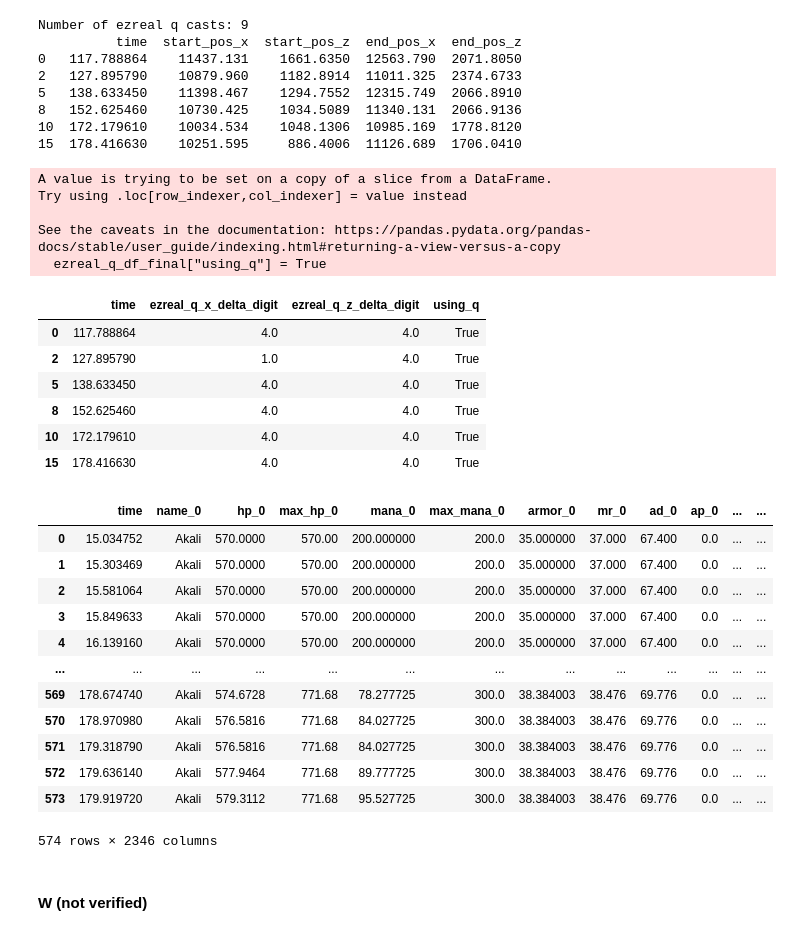
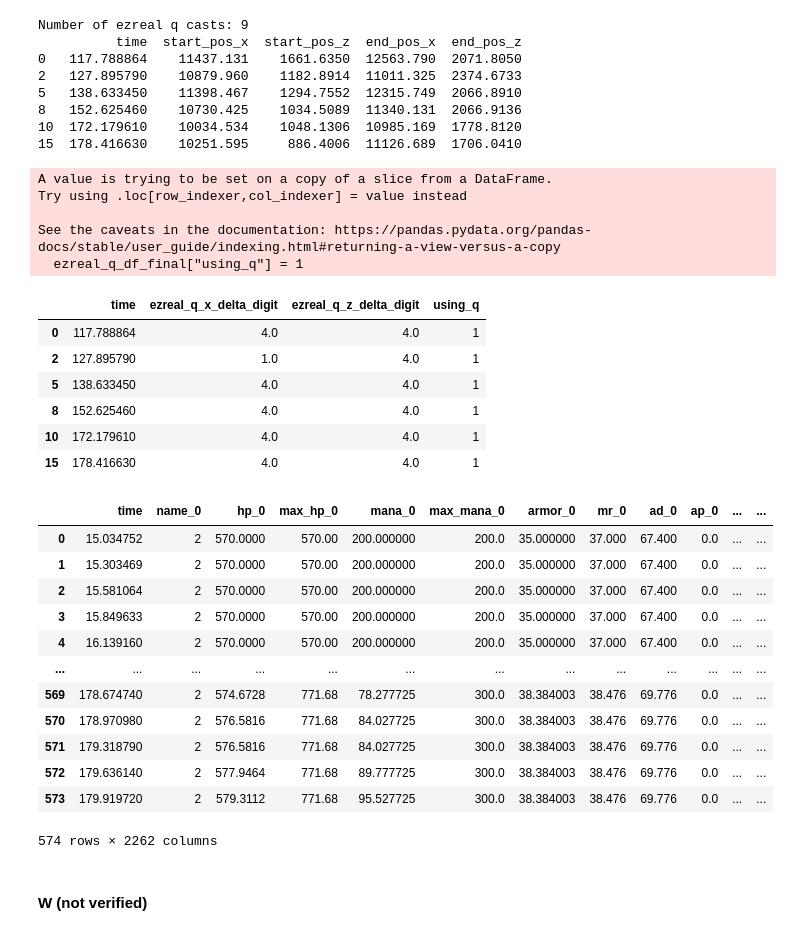
Before and after one commit to MiscellaneousStuff/tlol-analysis, a Jupyter notebook: obs_act_spec_clean.ipynb, the cells around one changed output. Drawn from its saved outputs; the diff is of its cells as text; code cells hidden in the pictures.

```diff
--- a/obs_act_spec_clean.ipynb
+++ b/obs_act_spec_clean.ipynb
@@ -80,0 +108,8 @@ minion_names = df_s["minions"].name.unique()
+# %%
+MINION_NAMES   = list(df_s["minions"].name.unique())
+TURRET_NAMES   = list(df_s["turrets"].name.unique())
+MONSTER_NAMES  = list(df_s["monsters"].name.unique())
+
+df_s["minions"]["name"] = df_s["minions"]["name"].apply(lambda d: MINION_NAMES.index(d))
+df_s["turrets"]["name"] = df_s["turrets"]["name"].apply(lambda d: TURRET_NAMES.index(d))
+df_s["monsters"]["name"] = df_s["monsters"]["name"].apply(lambda d: MONSTER_NAMES.index(d))
@@ -82,11 +126,14 @@ minion_names = df_s["minions"].name.unique()
 ### Data Cleaning for all Game Object Dataframes
 # %%
 for obj in GAME_OBJECT_LIST:
-    df_s[obj] = df_s[obj].drop_duplicates(
-        subset=["time", "name"])
+    if obj != "missiles":
+        df_s[obj] = df_s[obj].drop_duplicates(
+            subset=["time", "name"])
+    else:
+        df_s[obj] = df_s[obj].drop_duplicates(
+            subset=["time", "missile_name"])
     df_s[obj] = df_s[obj][
         df_s[obj]["time"] > 15]
-    df_s[obj] = df_s[obj].drop("game_id", axis=1)
 # %% [markdown]
 ### Data Normalisation for Champs DF
 # %%
@@ -127,7 +154,7 @@ replay_df["time"] = times
 # %% [markdown]
 ### Add Distance Between Local Player and All Game Objects
 # %%
-player_df = df_s["champs"][df_s["champs"]["name"] == "Ezreal"]
+player_df = df_s["champs"][df_s["champs"]["name"] == CHAMP_LIST.index("Ezreal")]
 # %%
 def add_distances(original_df):
     # Step 1: Filter out Player's data
@@ -423,41 +479,41 @@ Number of ezreal q casts: 9
 # %%
 ezreal_q_df_final = \
     ezreal_q_df[["time", "ezreal_q_x_delta_digit", "ezreal_q_z_delta_digit"]]
-ezreal_q_df_final["using_q"] = True
+ezreal_q_df_final["using_q"] = 1
 ezreal_q_df_final
 # %% [output]
 A value is trying to be set on a copy of a slice from a DataFrame.
 Try using .loc[row_indexer,col_indexer] = value instead
 
 See the caveats in the documentation: https://pandas.pydata.org/pandas-docs/stable/user_guide/indexing.html#returning-a-view-versus-a-copy
-  ezreal_q_df_final["using_q"] = True
+  ezreal_q_df_final["using_q"] = 1
 |  | time | ezreal_q_x_delta_digit | ezreal_q_z_delta_digit | using_q |
-| 0 | 117.788864 | 4.0 | 4.0 | True |
-| 2 | 127.895790 | 1.0 | 4.0 | True |
-| 5 | 138.633450 | 4.0 | 4.0 | True |
-| 8 | 152.625460 | 4.0 | 4.0 | True |
-| 10 | 172.179610 | 4.0 | 4.0 | True |
-| 15 | 178.416630 | 4.0 | 4.0 | True |
+| 0 | 117.788864 | 4.0 | 4.0 | 1 |
+| 2 | 127.895790 | 1.0 | 4.0 | 1 |
+| 5 | 138.633450 | 4.0 | 4.0 | 1 |
+| 8 | 152.625460 | 4.0 | 4.0 | 1 |
+| 10 | 172.179610 | 4.0 | 4.0 | 1 |
+| 15 | 178.416630 | 4.0 | 4.0 | 1 |
 # %%
 replay_df = pd.merge(replay_df, ezreal_q_df_final, on="time", how="left")
 # %%
-replay_df["using_q"] = replay_df["using_q"].fillna(False)
+replay_df["using_q"] = replay_df["using_q"].fillna(0)
 replay_df = replay_df.fillna(0)
 replay_df
 # %% [output]
 |  | time | name_0 | hp_0 | max_hp_0 | mana_0 | max_mana_0 | armor_0 | mr_0 | ad_0 | ap_0 | ... | ... |
-| 0 | 15.034752 | Akali | 570.0000 | 570.00 | 200.000000 | 200.0 | 35.000000 | 37.000 | 67.400 | 0.0 | ... | ... |
-| 1 | 15.303469 | Akali | 570.0000 | 570.00 | 200.000000 | 200.0 | 35.000000 | 37.000 | 67.400 | 0.0 | ... | ... |
-| 2 | 15.581064 | Akali | 570.0000 | 570.00 | 200.000000 | 200.0 | 35.000000 | 37.000 | 67.400 | 0.0 | ... | ... |
-| 3 | 15.849633 | Akali | 570.0000 | 570.00 | 200.000000 | 200.0 | 35.000000 | 37.000 | 67.400 | 0.0 | ... | ... |
-| 4 | 16.139160 | Akali | 570.0000 | 570.00 | 200.000000 | 200.0 | 35.000000 | 37.000 | 67.400 | 0.0 | ... | ... |
+| 0 | 15.034752 | 2 | 570.0000 | 570.00 | 200.000000 | 200.0 | 35.000000 | 37.000 | 67.400 | 0.0 | ... | ... |
+| 1 | 15.303469 | 2 | 570.0000 | 570.00 | 200.000000 | 200.0 | 35.000000 | 37.000 | 67.400 | 0.0 | ... | ... |
+| 2 | 15.581064 | 2 | 570.0000 | 570.00 | 200.000000 | 200.0 | 35.000000 | 37.000 | 67.400 | 0.0 | ... | ... |
+| 3 | 15.849633 | 2 | 570.0000 | 570.00 | 200.000000 | 200.0 | 35.000000 | 37.000 | 67.400 | 0.0 | ... | ... |
+| 4 | 16.139160 | 2 | 570.0000 | 570.00 | 200.000000 | 200.0 | 35.000000 | 37.000 | 67.400 | 0.0 | ... | ... |
 | ... | ... | ... | ... | ... | ... | ... | ... | ... | ... | ... | ... | ... |
-| 569 | 178.674740 | Akali | 574.6728 | 771.68 | 78.277725 | 300.0 | 38.384003 | 38.476 | 69.776 | 0.0 | ... | ... |
-| 570 | 178.970980 | Akali | 576.5816 | 771.68 | 84.027725 | 300.0 | 38.384003 | 38.476 | 69.776 | 0.0 | ... | ... |
-| 571 | 179.318790 | Akali | 576.5816 | 771.68 | 84.027725 | 300.0 | 38.384003 | 38.476 | 69.776 | 0.0 | ... | ... |
-| 572 | 179.636140 | Akali | 577.9464 | 771.68 | 89.777725 | 300.0 | 38.384003 | 38.476 | 69.776 | 0.0 | ... | ... |
-| 573 | 179.919720 | Akali | 579.3112 | 771.68 | 95.527725 | 300.0 | 38.384003 | 38.476 | 69.776 | 0.0 | ... | ... |
+| 569 | 178.674740 | 2 | 574.6728 | 771.68 | 78.277725 | 300.0 | 38.384003 | 38.476 | 69.776 | 0.0 | ... | ... |
+| 570 | 178.970980 | 2 | 576.5816 | 771.68 | 84.027725 | 300.0 | 38.384003 | 38.476 | 69.776 | 0.0 | ... | ... |
+| 571 | 179.318790 | 2 | 576.5816 | 771.68 | 84.027725 | 300.0 | 38.384003 | 38.476 | 69.776 | 0.0 | ... | ... |
+| 572 | 179.636140 | 2 | 577.9464 | 771.68 | 89.777725 | 300.0 | 38.384003 | 38.476 | 69.776 | 0.0 | ... | ... |
+| 573 | 179.919720 | 2 | 579.3112 | 771.68 | 95.527725 | 300.0 | 38.384003 | 38.476 | 69.776 | 0.0 | ... | ... |
-574 rows × 2346 columns
+574 rows × 2262 columns
 # %% [markdown]
 #### W (not verified)
 # %%
```
Also changed, not shown: parts of 32 cells of this notebook, 1 other file.
